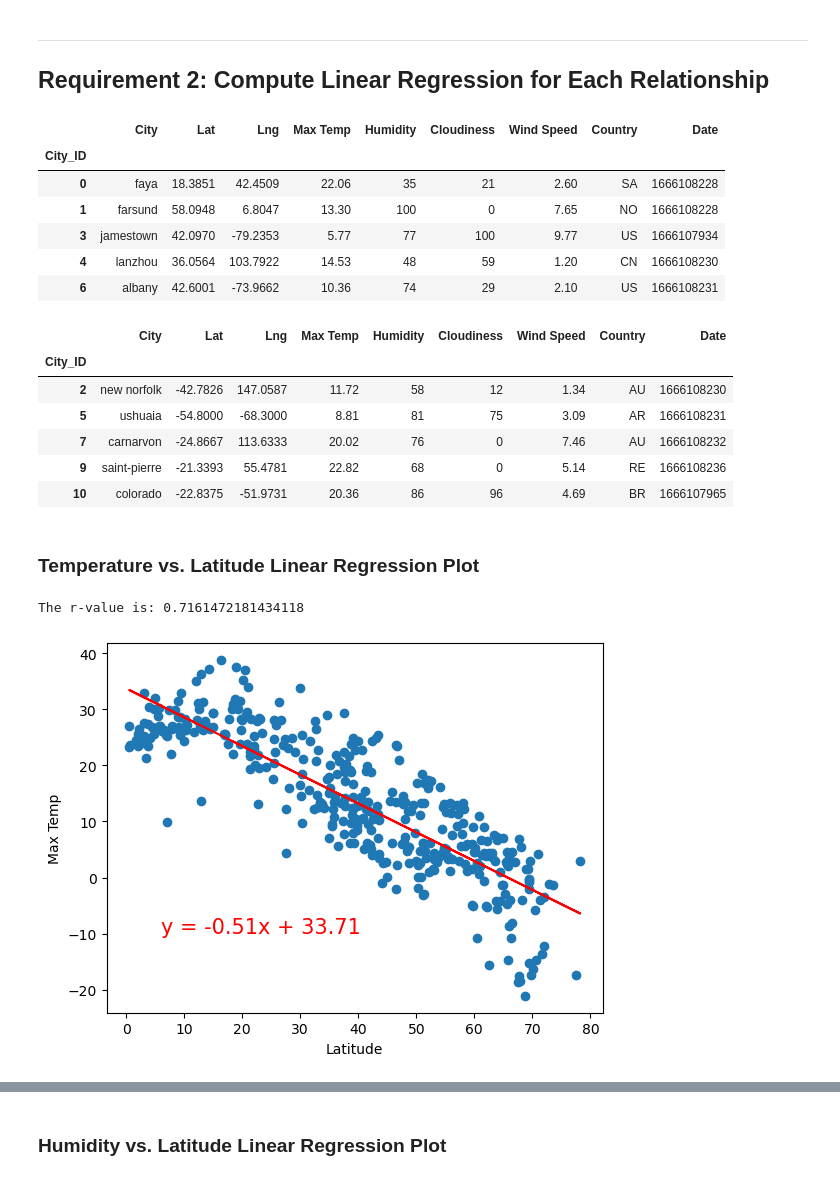
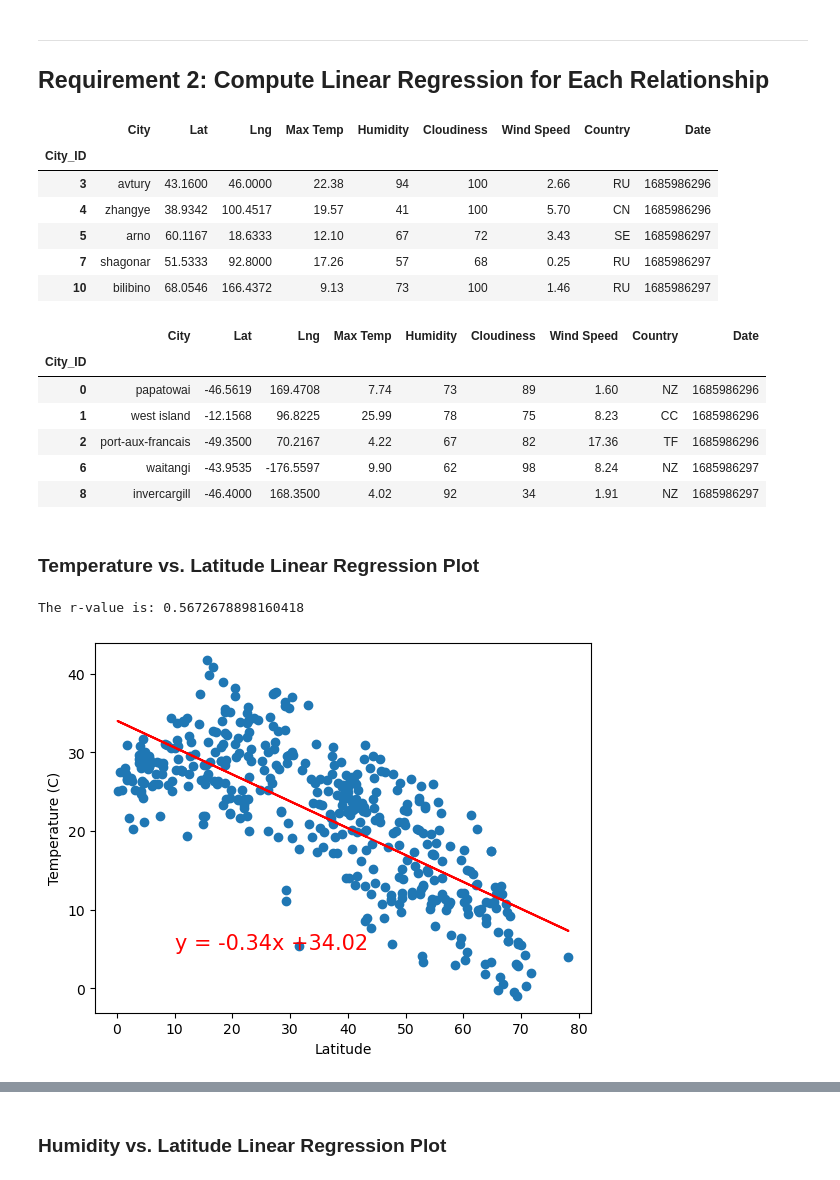
Before and after one commit to aliciahlavac/Python_API_Challenge, a Jupyter notebook: WeatherPy/WeatherPy.ipynb, the cells around one changed output, grey strips where cells are left out. Saved outputs shown, nothing was run; the diff lists cells and outputs as text; code cells hidden in the pictures.

```diff
--- a/WeatherPy/WeatherPy.ipynb
+++ b/WeatherPy/WeatherPy.ipynb
@@ -253,0 +264,20 @@ plt.show()
+# %%
+# Build the scatter plots for latitude vs. wind speed
+x_values = city_data_df["Lat"]
+y_values = city_data_df["Wind Speed"]
+plt.scatter(x_values,y_values)
+
+# Incorporate the other graph properties
+plt.xlabel("Latitude")
+plt.ylabel("Wind Speed (m/s)")
+# I used the following source to convert the date:
+# Cyberbemon, cyberbemoncyberbemon&nbsp; &nbsp; &nbsp; &nbsp; &nbsp; &nbsp; &nbsp; &nbsp; &nbsp; &nbsp; 2, Serge BallestaSerge Ballesta&nbsp; &nbsp; &nbsp; &nbsp; &nbsp; &nbsp; &nbsp; &nbsp; &nbsp; &nbsp; 143k1111 gold badges122122 silver badges249249 bronze badges, Julien SpronckJulien Spronck&nbsp; &nbsp; &nbsp; &nbsp; &nbsp; &nbsp; &nbsp; &nbsp; &nbsp; &nbsp; 14.9k44 gold badges4747 silver badges5555 bronze badges, &amp; textshelltextshell&nbsp; &nbsp; &nbsp; &nbsp; &nbsp; &nbsp; &nbsp; &nbsp; &nbsp; &nbsp; 1. (1962, February 1). Datetime.fromtimestamp vs datetime.utcfromtimestamp, which one is safer to use?. Stack Overflow. https://stackoverflow.com/questions/30921399/datetime-fromtimestamp-vs-datetime-utcfromtimestamp-which-one-is-safer-to-use
+city_date = datetime.datetime.fromtimestamp(city_data_df["Date"][0])
+plt.title(f"City Latitude vs Wind Speed {city_date}")
+plt.grid()
+
+# Save the figure
+plt.savefig("output_data/Fig4.png")
+
+# Show plot
+plt.show()
@@ -261,38 +290,58 @@ plt.show()
+# %%
+# Define a function to create Linear Regression plots
+def linearregression(x_values, y_values, x_label, y_label, x_pos, y_pos):
+    # Run the linear regression
+    (slope, intercept, rvalue, pvalue, stderr) = linregress(x_values, y_values)
+    # Get the regression values
+    regress_values = x_values * slope + intercept
+    # Find the best fit line
+    line_eq = "y = " + str(round(slope,2)) + "x +" + str(round(intercept,2))
+    # Create the scatterplot
+    scatter = plt.scatter(x_values,y_values)
+    plt.plot(x_values,regress_values,"r-")
+    # Add x-label
+    plt.xlabel(x_label)
+    # Add y-label
+    plt.ylabel(y_label)
+    # Add line of best fit equation to the graph
+    plt.annotate(line_eq,(x_pos,y_pos),fontsize=15,color="red")
+    # Find r-squared value
+    print(f"The r-value is: {rvalue**2}")
 # %%
 # Create a DataFrame with the Northern Hemisphere data (Latitude >= 0)
-# YOUR CODE HERE
+northern_hemi_df = city_data_df.loc[city_data_df["Lat"] >= 0]
 
 # Display sample data
 northern_hemi_df.head()
 # %% [output]
 |  | City | Lat | Lng | Max Temp | Humidity | Cloudiness | Wind Speed | Country | Date |
 | City_ID |  |  |  |  |  |  |  |  |  |
-| 0 | faya | 18.3851 | 42.4509 | 22.06 | 35 | 21 | 2.60 | SA | 1666108228 |
-| 1 | farsund | 58.0948 | 6.8047 | 13.30 | 100 | 0 | 7.65 | NO | 1666108228 |
-| 3 | jamestown | 42.0970 | -79.2353 | 5.77 | 77 | 100 | 9.77 | US | 1666107934 |
-| 4 | lanzhou | 36.0564 | 103.7922 | 14.53 | 48 | 59 | 1.20 | CN | 1666108230 |
-| 6 | albany | 42.6001 | -73.9662 | 10.36 | 74 | 29 | 2.10 | US | 1666108231 |
+| 3 | avtury | 43.1600 | 46.0000 | 22.38 | 94 | 100 | 2.66 | RU | 1685986296 |
+| 4 | zhangye | 38.9342 | 100.4517 | 19.57 | 41 | 100 | 5.70 | CN | 1685986296 |
+| 5 | arno | 60.1167 | 18.6333 | 12.10 | 67 | 72 | 3.43 | SE | 1685986297 |
+| 7 | shagonar | 51.5333 | 92.8000 | 17.26 | 57 | 68 | 0.25 | RU | 1685986297 |
+| 10 | bilibino | 68.0546 | 166.4372 | 9.13 | 73 | 100 | 1.46 | RU | 1685986297 |
 # %%
 # Create a DataFrame with the Southern Hemisphere data (Latitude < 0)
-# YOUR CODE HERE
+southern_hemi_df = city_data_df.loc[city_data_df["Lat"] < 0]
 
 # Display sample data
 southern_hemi_df.head()
 # %% [output]
 |  | City | Lat | Lng | Max Temp | Humidity | Cloudiness | Wind Speed | Country | Date |
 | City_ID |  |  |  |  |  |  |  |  |  |
-| 2 | new norfolk | -42.7826 | 147.0587 | 11.72 | 58 | 12 | 1.34 | AU | 1666108230 |
-| 5 | ushuaia | -54.8000 | -68.3000 | 8.81 | 81 | 75 | 3.09 | AR | 1666108231 |
-| 7 | carnarvon | -24.8667 | 113.6333 | 20.02 | 76 | 0 | 7.46 | AU | 1666108232 |
-| 9 | saint-pierre | -21.3393 | 55.4781 | 22.82 | 68 | 0 | 5.14 | RE | 1666108236 |
-| 10 | colorado | -22.8375 | -51.9731 | 20.36 | 86 | 96 | 4.69 | BR | 1666107965 |
+| 0 | papatowai | -46.5619 | 169.4708 | 7.74 | 73 | 89 | 1.60 | NZ | 1685986296 |
+| 1 | west island | -12.1568 | 96.8225 | 25.99 | 78 | 75 | 8.23 | CC | 1685986296 |
+| 2 | port-aux-francais | -49.3500 | 70.2167 | 4.22 | 67 | 82 | 17.36 | TF | 1685986296 |
+| 6 | waitangi | -43.9535 | -176.5597 | 9.90 | 62 | 98 | 8.24 | NZ | 1685986297 |
+| 8 | invercargill | -46.4000 | 168.3500 | 4.02 | 92 | 34 | 1.91 | NZ | 1685986297 |
 # %% [markdown]
 ###  Temperature vs. Latitude Linear Regression Plot
 # %%
 # Linear regression on Northern Hemisphere
-# YOUR CODE HERE
+linearregression(northern_hemi_df["Lat"], northern_hemi_df["Max Temp"], "Latitude", "Temperature (C)", 10, 5)
 # %% [output]
-The r-value is: 0.7161472181434118
+The r-value is: 0.5672678898160418
-[figure, old version]
+[figure, new version]
 # %%
 # Linear regression on Southern Hemisphere
```
Also changed, not shown: parts of 36 cells of this notebook, 5 other files.
